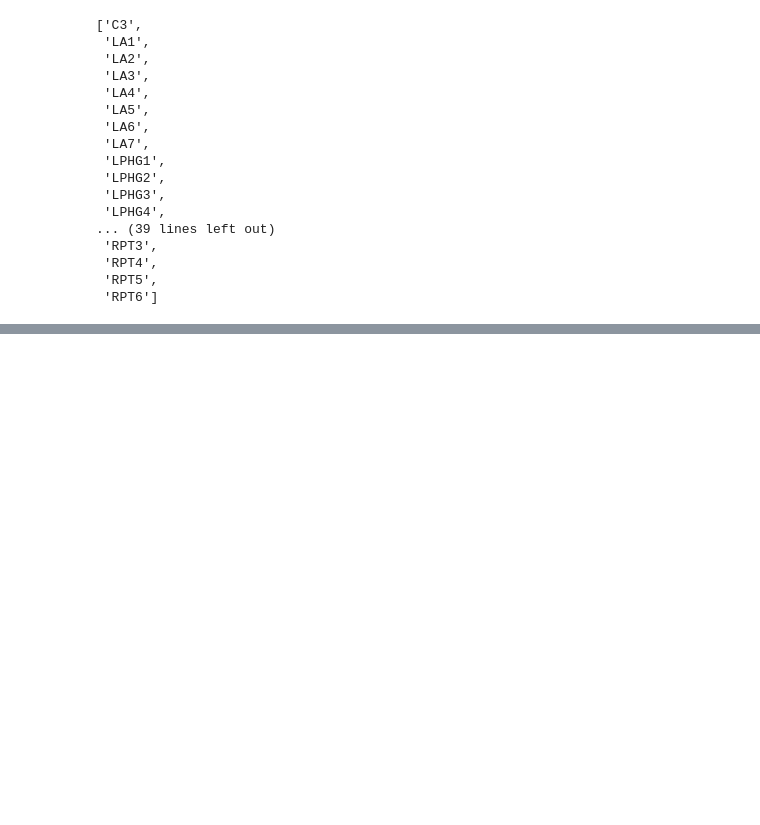
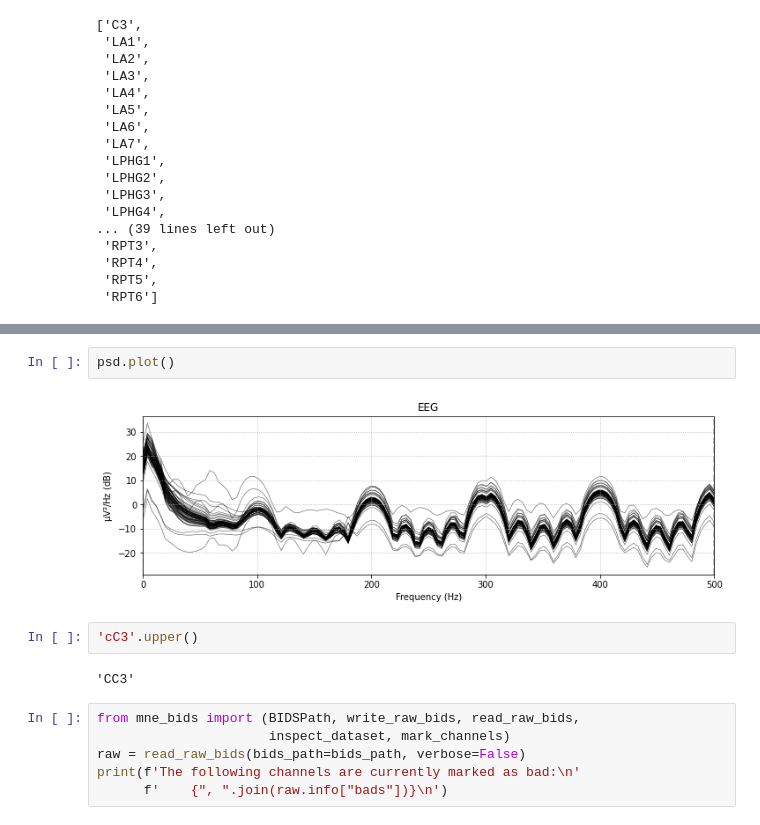
Before and after one commit to The1per/spikes_notebooks, a Jupyter notebook: playground.ipynb, the cells around one changed output, grey strips where cells are left out. Cells and saved outputs as stored; diff of their text form; blank space fills up the shorter version.

```diff
--- a/playground.ipynb
+++ b/playground.ipynb
@@ -1265,0 +1420,14 @@ df[~df['channel'].str.contains('F')]['channel'].tolist()
+# %%
+psd.plot()
+# %% [output]
+[figure, added]
+# %%
+'cC3'.upper()
+# %% [output]
+'CC3'
+# %%
+from mne_bids import (BIDSPath, write_raw_bids, read_raw_bids,
+                      inspect_dataset, mark_channels)
+raw = read_raw_bids(bids_path=bids_path, verbose=False)
+print(f'The following channels are currently marked as bad:\n'
+      f'    {", ".join(raw.info["bads"])}\n')
```
Also changed, not shown: parts of 11 cells of this notebook, 7 other files.
